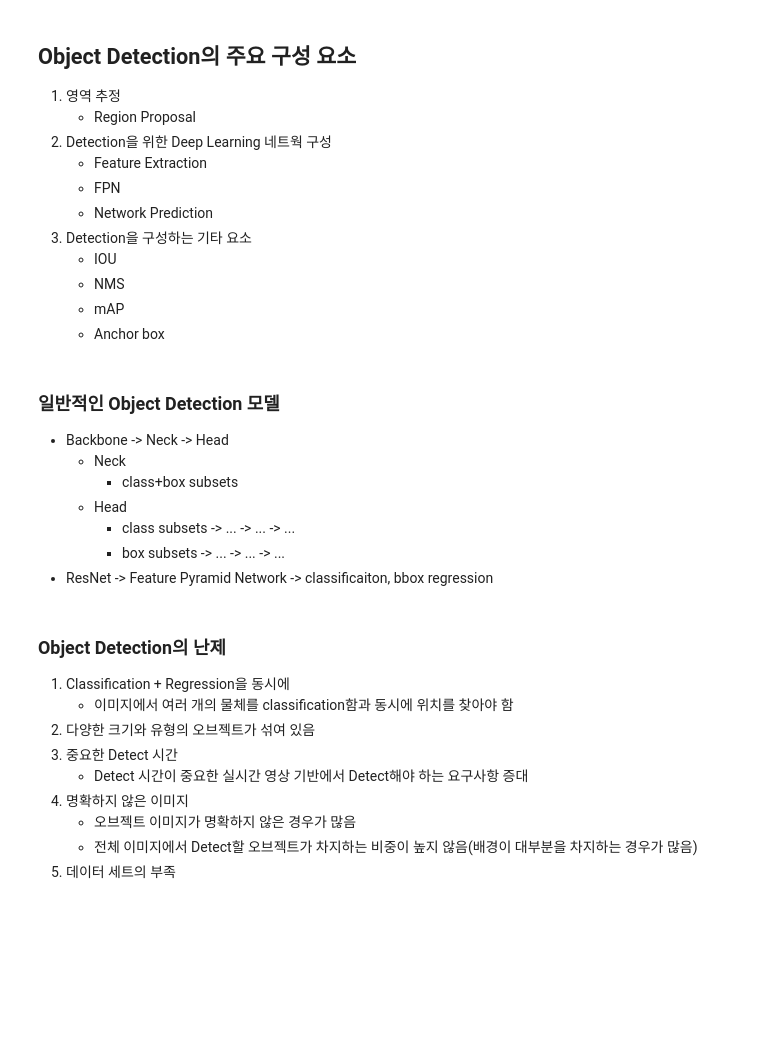
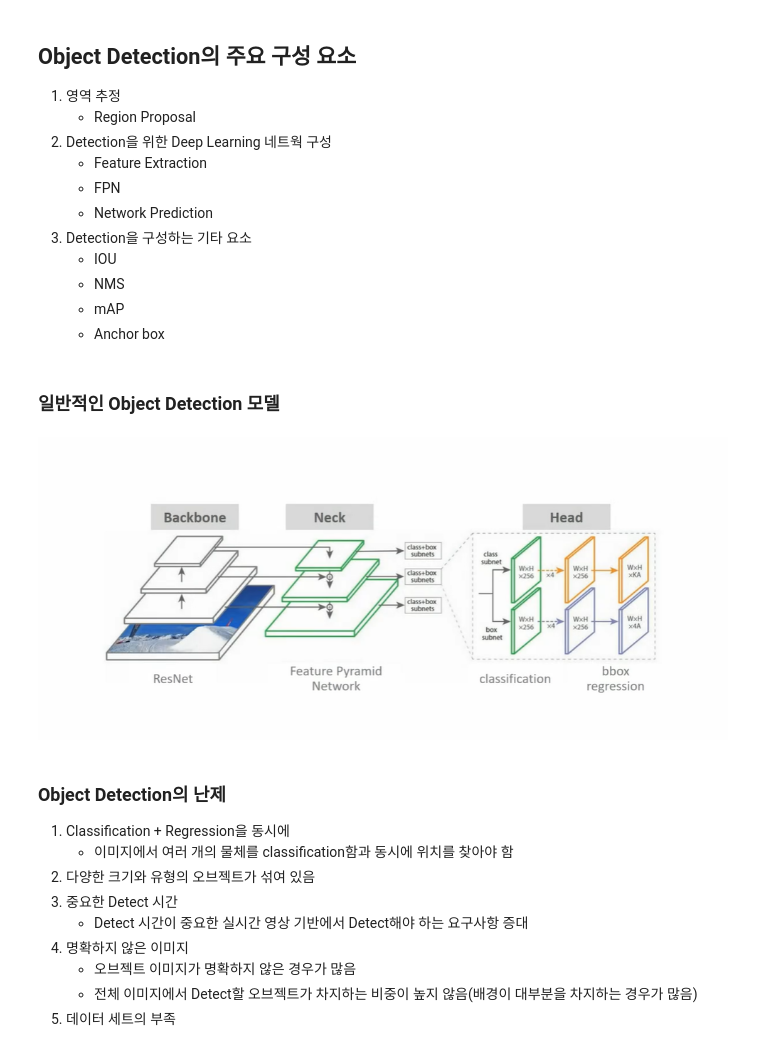
Before and after one commit to 201411096/study_AI, a Jupyter notebook: lectures/3_딥러닝 컴퓨터비전 완벽 가이드/1_Object Detection/2_Object Detection의 주요 구성 요소.ipynb, the cells around one changed output. Cells and saved outputs as stored; diff of their text form; code cells hidden in the pictures; blank space fills up the shorter version.

Commit message:
object detection의 주요 구성 요소 수정

```diff
--- a/lectures/3_딥러닝 컴퓨터비전 완벽 가이드/1_Object Detection/2_Object Detection의 주요 구성 요소.ipynb
+++ b/lectures/3_딥러닝 컴퓨터비전 완벽 가이드/1_Object Detection/2_Object Detection의 주요 구성 요소.ipynb
@@ -12,16 +12,13 @@
     * NMS
     * mAP
     * Anchor box
-# %% [markdown]
-### 일반적인 Object Detection 모델
-
-* Backbone -> Neck -> Head
-    * Neck
-        * class+box subsets
-    * Head
-        * class subsets -> ... -> ... -> ...
-        * box subsets -> ... -> ... -> ...
-* ResNet -> Feature Pyramid Network -> classificaiton, bbox regression
+# %% [markdown]
+### 일반적인 Object Detection 모델
+# %%
+from IPython.display import Image
+Image("image/object dection model.png")
+# %% [output]
+[figure, added]
 # %% [markdown]
 ### Object Detection의 난제
 
```
Also changed, not shown: 1 other file.
